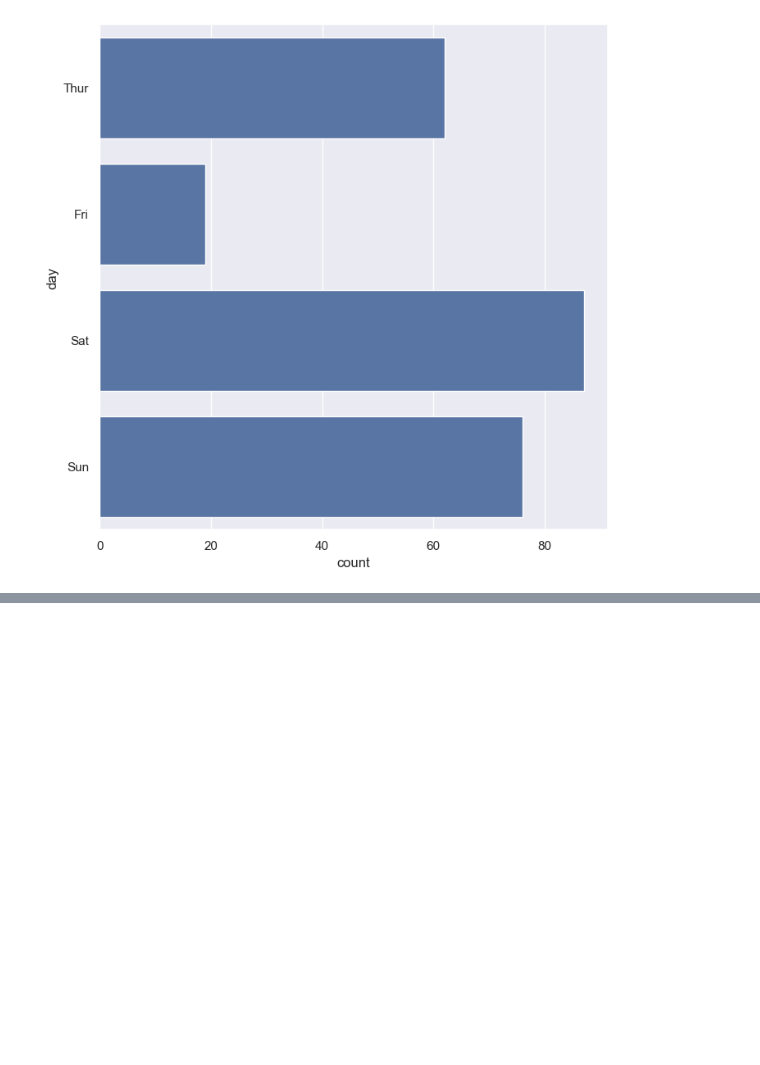
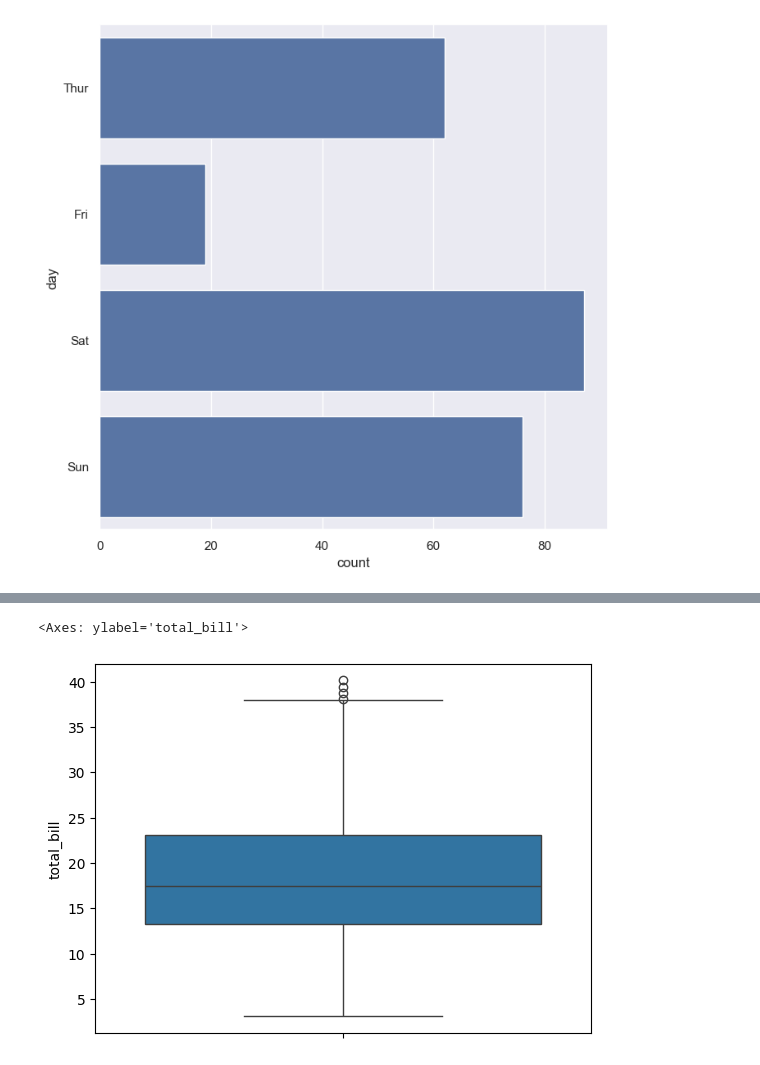
Before and after one commit to jaikrishann/Python_code, a Jupyter notebook: python_module/seaborn.ipynb, the cells around one changed output, grey strips where cells are left out. Cells and saved outputs as stored; diff of their text form; code cells hidden in the pictures; blank space fills up the shorter version.

```diff
--- a/python_module/seaborn.ipynb
+++ b/python_module/seaborn.ipynb
@@ -149,0 +212,16 @@ sns.countplot(tip['day'])
+# %%
+### using iqr range
+q1 = np.percentile(tip['total_bill'],25)
+q3 = np.percentile(tip['total_bill'],75)
+
+IQR = q3 - q1
+
+upper_limit = q3 + 1.5 * IQR
+lower_limit = q1 - 1.5  * IQR
+# %%
+outlier_free_bill = tip[(tip['total_bill']<=upper_limit) & (tip['total_bill']>=lower_limit)]
+# %%
+sns.boxplot(outlier_free_bill['total_bill'])
+# %% [output]
+<Axes: ylabel='total_bill'>
+[figure, added]
```
Also changed, not shown: parts of 14 cells of this notebook, 2 other files.
